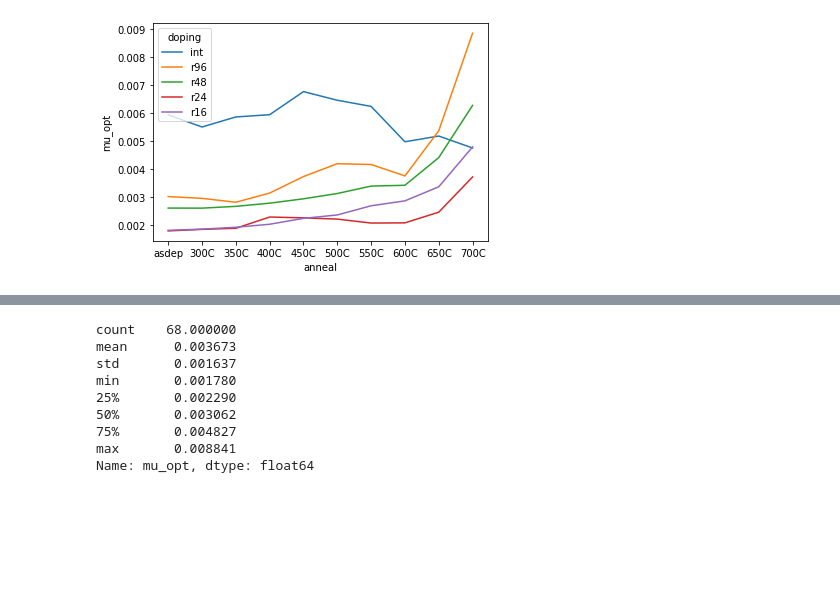
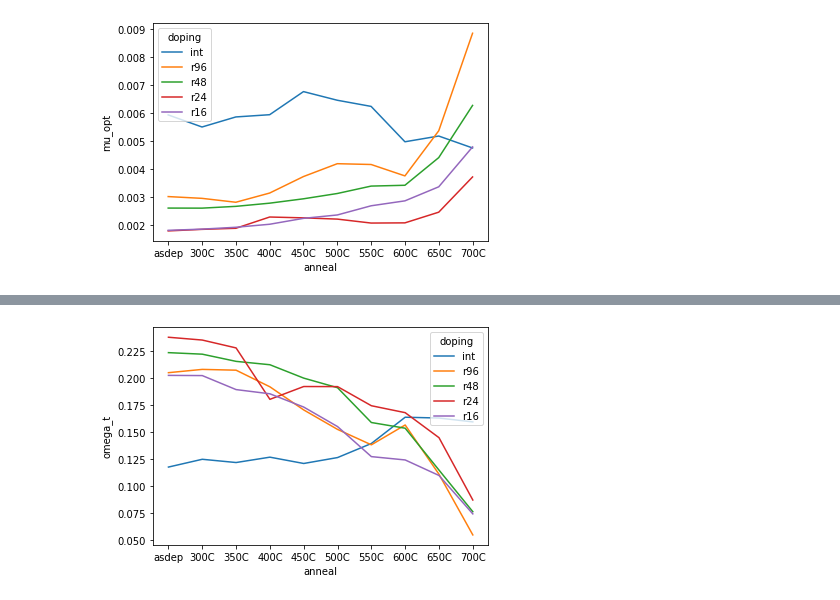
Before and after one commit to peltBartvan/msc-thesis, a Jupyter notebook: scripts/analysis.ipynb, the cells around one changed output, grey strips where cells are left out. Saved outputs shown, nothing was run; the diff lists cells and outputs as text; code cells hidden in the pictures; blank space fills up the shorter version.

```diff
--- a/scripts/analysis.ipynb
+++ b/scripts/analysis.ipynb
@@ -190,12 +190,11 @@ if __name__ == '__main__':
-# %%
-df.mu_opt.describe()
-# %% [output]
-count    68.000000
-mean      0.003673
-std       0.001637
-min       0.001780
-25%       0.002290
-50%       0.003062
-75%       0.004827
-max       0.008841
-Name: mu_opt, dtype: float64
+# %%
+if __name__ == '__main__':
+    import seaborn as sns
+    sns.lineplot(
+        x = 'anneal',
+        y = 'omega_t',
+        hue = 'doping',
+        data = df.query('capping == "cap"')
+    )
+# %% [output]
+[figure, added]
```
Also changed, not shown: parts of 1 cell of this notebook, 4 other files.
